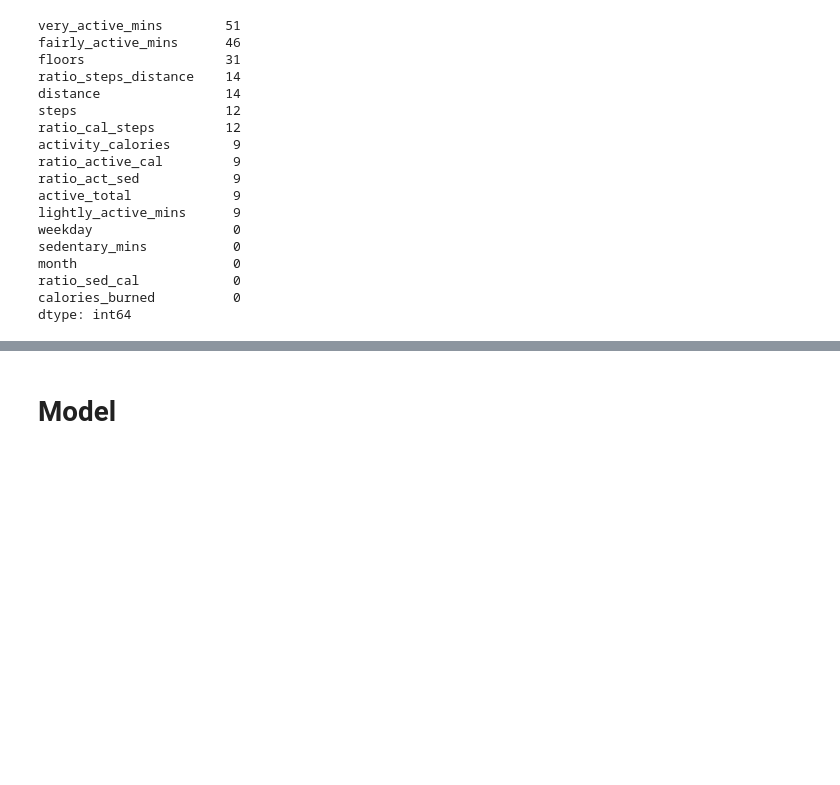
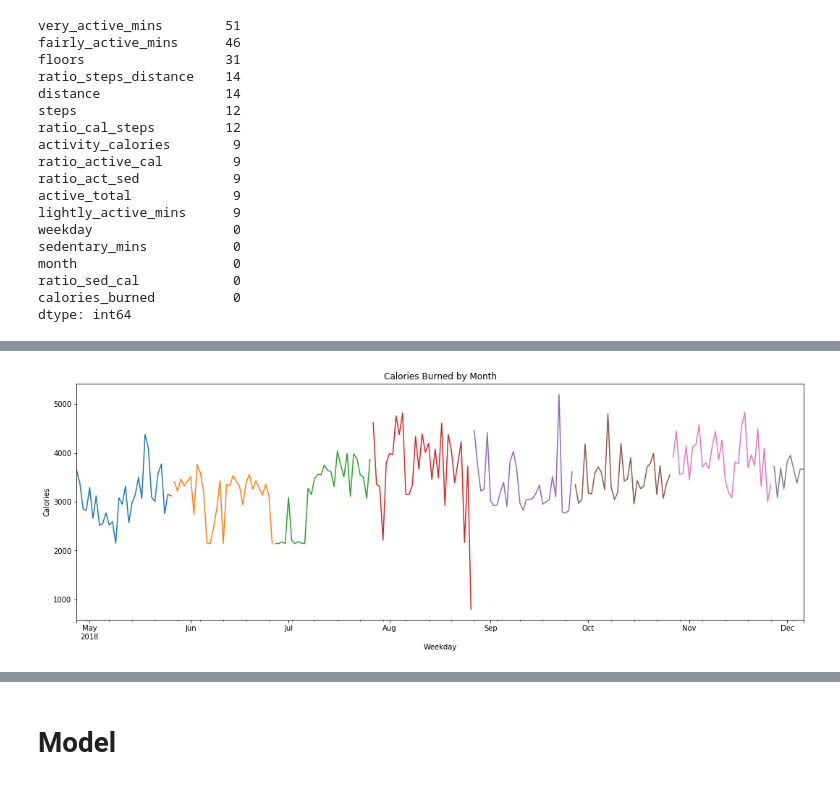
Before and after one commit to U-Gotta-Have-Faith/time_series, a Jupyter notebook: Sean _faith_acquire.ipynb, the cells around one changed output, grey strips where cells are left out. Drawn from its saved outputs; the diff is of its cells as text; code cells hidden in the pictures; blank space fills up the shorter version.

```diff
--- a/Sean _faith_acquire.ipynb
+++ b/Sean _faith_acquire.ipynb
@@ -115,6 +128,6 @@ df2['ratio_sed_cal'] = df2.sedentary_mins/df2.calories_burned
 # %% [markdown]
 ## Add a Month Column
 # %%
-df2['month'] = df2.index.month
+df['month'] = df.index.month
 # %% [markdown]
 ## Add a Day of the Week Column
@@ -124,0 +134,2 @@ df2['weekday'] = df2.index.weekday_name
+# %%
+df['weekday'] = df.index.strftime('%w %a')
@@ -157 +203,5 @@ df2.describe()
+# %%
+df['ratio_steps_distance'] = df.ratio_steps_distance.fillna(0)
+# %%
+df = df.replace([np.inf, -np.inf], 0)
 # %%
@@ -223,0 +277,16 @@ dtype: int64
+# %%
+df['calories_burned']['2018-04-27':'2018-05-26'].plot(figsize= (18,6))
+df['calories_burned']['2018-05-27':'2018-06-26'].plot()
+df['calories_burned']['2018-06-27':'2018-07-26'].plot()
+df['calories_burned']['2018-07-27':'2018-08-26'].plot()
+df['calories_burned']['2018-08-27':'2018-09-26'].plot()
+df['calories_burned']['2018-09-27':'2018-10-26'].plot()
+df['calories_burned']['2018-10-27':'2018-11-26'].plot()
+df['calories_burned']['2018-11-27':'2018-12-06'].plot()
+
+plt.xlabel('Weekday')
+plt.ylabel('Calories')
+plt.title('Calories Burned by Month')
+plt.show()
+# %% [output]
+[figure, added]
```
Also changed, not shown: parts of 29 cells of this notebook.
